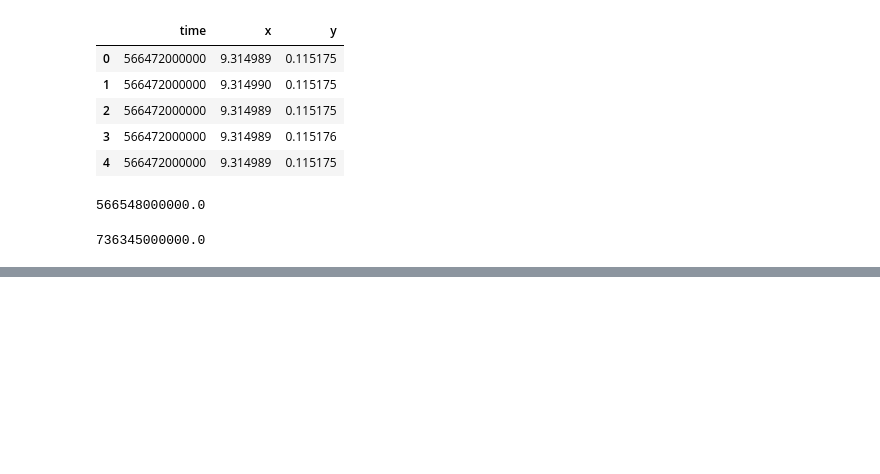
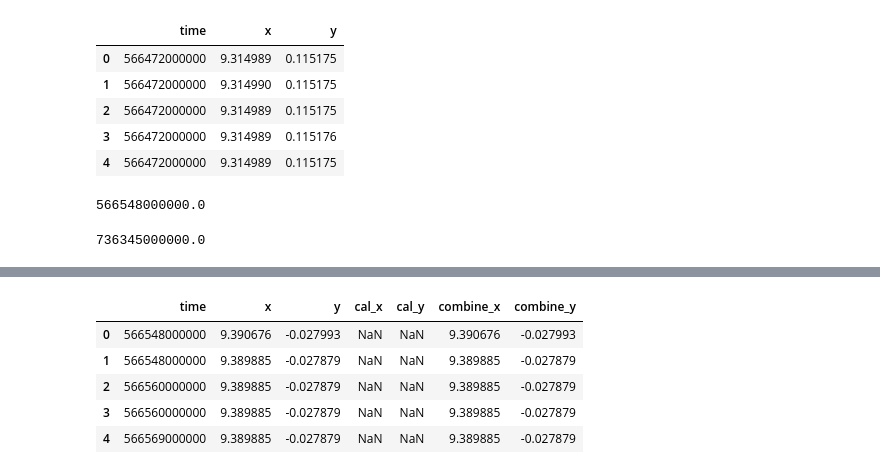
Before and after one commit to sopper08/mbot, a Jupyter notebook: src/mbot_pos_recorder/src/visual_location_analysis.ipynb, the cells around one changed output, grey strips where cells are left out. Saved outputs shown, nothing was run; the diff lists cells and outputs as text; code cells hidden in the pictures; blank space fills up the shorter version.

```diff
--- a/src/mbot_pos_recorder/src/visual_location_analysis.ipynb
+++ b/src/mbot_pos_recorder/src/visual_location_analysis.ipynb
@@ -47,12 +50,20 @@ for time in range(int(initial_time), int(end_time), DELTA_TIME):
         continue
     real_x = df['x'].mean()
     real_y = df['y'].mean()
-    df = odom_pos[(odom_pos['time']>=time) & (odom_pos['time']<time+DELTA_TIME)]
+    df = odom_pos[(odom_pos['time']>time) & (odom_pos['time']<time+DELTA_TIME)]
+    if df.empty:
+        continue
     past_pos = []
     delta_x = []
     delta_y = []
+
+    delta_x.append(0)
+    delta_y.append(0)
+
+    first_idx = df.first_valid_index()
+
     for idx, row in df.iterrows():
-        if idx==0:
+        if idx==first_idx:
             delta_x.append(0)
             delta_y.append(0)
             past_pos = [row['x'], row['y']]
@@ -60,8 +71,11 @@ for time in range(int(initial_time), int(end_time), DELTA_TIME):
             delta_x.append(row['x'] - past_pos[0])
             delta_y.append(row['y'] - past_pos[1])
             past_pos = [row['x'], row['y']]
-    df['delta_x'] = pd.DataFrame(delta_x)
-    df['delta_y'] = pd.DataFrame(delta_y)
 
-    print("real_x: {0}, real_y: {1}".format(real_x, real_y))
-    print(df)
+    integral_x = [sum(delta_x[0:i]) for i in range(len(delta_x))]
+    integral_y = [sum(delta_y[0:i]) for i in range(len(delta_y))]
+
+    df_integral_x = pd.DataFrame(integral_x, index=range(first_idx,first_idx+len(integral_x)))
+    df_integral_y = pd.DataFrame(integral_y, index=range(first_idx,first_idx+len(integral_y)))
+    odom_pos['cal_x'] = df_integral_x + real_x
+    odom_pos['cal_y'] = df_integral_y + real_y
@@ -105,0 +91,24 @@ IndexError: list index out of range
+# %%
+tmp_x = []
+tmp_y = []
+for idx, row in odom_pos.iterrows():
+    if not np.isnan(row['cal_x']):
+        tmp_x.append(row['cal_x'])
+    else:
+        tmp_x.append(row['x'])
+    if not np.isnan(row['cal_y']):
+        tmp_y.append(row['cal_y'])
+    else:
+        tmp_y.append(row['y'])
+
+odom_pos['combine_x'] = pd.DataFrame(tmp_x)
+odom_pos['combine_y'] = pd.DataFrame(tmp_y)
+
+odom_pos.head()
+# %% [output]
+|  | time | x | y | cal_x | cal_y | combine_x | combine_y |
+| 0 | 566548000000 | 9.390676 | -0.027993 | NaN | NaN | 9.390676 | -0.027993 |
+| 1 | 566548000000 | 9.389885 | -0.027879 | NaN | NaN | 9.389885 | -0.027879 |
+| 2 | 566560000000 | 9.389885 | -0.027879 | NaN | NaN | 9.389885 | -0.027879 |
+| 3 | 566560000000 | 9.389885 | -0.027879 | NaN | NaN | 9.389885 | -0.027879 |
+| 4 | 566569000000 | 9.389885 | -0.027879 | NaN | NaN | 9.389885 | -0.027879 |
```
Also changed, not shown: parts of 9 cells of this notebook.
